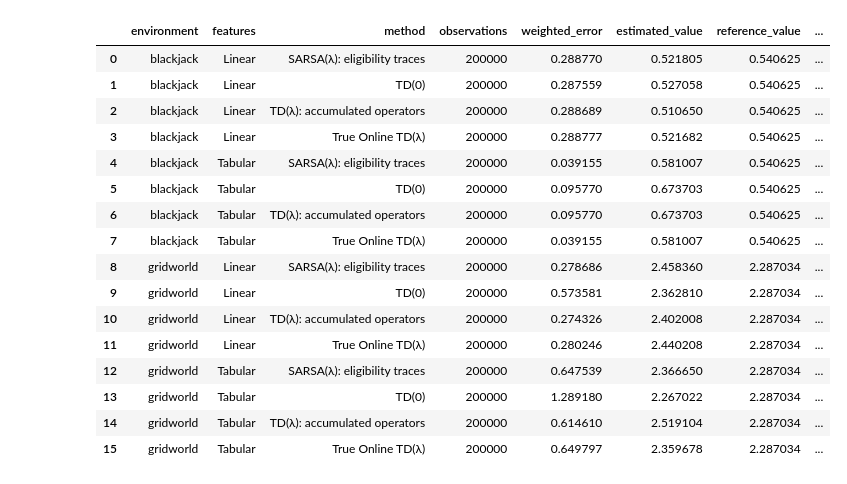
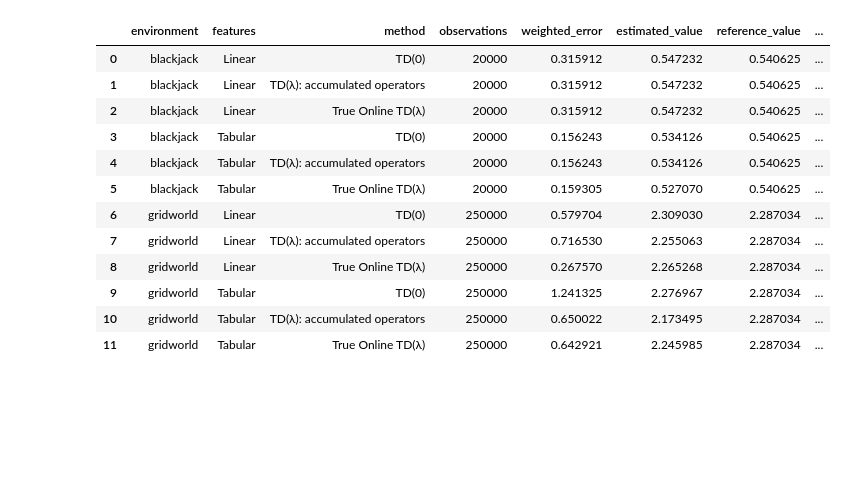
Before and after one commit to anjilab/IE-692-RL-Project, a Jupyter notebook: notebooks/td_evaluation.ipynb, the cells around one changed output. Drawn from its saved outputs; the diff is of its cells as text; code cells hidden in the pictures; blank space fills up the shorter version.

```diff
--- a/notebooks/td_evaluation.ipynb
+++ b/notebooks/td_evaluation.ipynb
@@ -362,6 +421,7 @@ all_results = {}
 all_value_results = {}
 
 for name in ENVIRONMENTS:
+    n_steps = N_STEPS_BY_ENV[name]
     env = Blackjack() if name == "blackjack" else GridWorld()
     pi = np.full((env.n_states, env.n_actions), 1 / env.n_actions)
     Q_reference = reference_q(env, pi)
@@ -375,8 +435,8 @@ for name in ENVIRONMENTS:
     ]:
         Phi = feature_fn(env)
         for method_name, td_fn in methods.items():
-            value_history = np.empty(N_STEPS + 1, dtype=float)
-            kwargs = dict(env=env, pi=pi, features=Phi, n_steps=N_STEPS,
+            value_history = np.empty(n_steps + 1, dtype=float)
+            kwargs = dict(env=env, pi=pi, features=Phi, n_steps=n_steps,
                           eta=ETA, rng=np.random.default_rng(SEED),
                           record_every=RECORD_EVERY,
                           evaluation_state=s_0, value_history=value_history)
@@ -458,7 +514,7 @@ if RUN_TOMC:
             pi = np.full((env.n_states, env.n_actions), 1 / env.n_actions)
             s_0 = env.encode(8, 3) if name == "blackjack" else env.start
             result = run_tomc_with_history(
-                env, pi, reference_q(env, pi), s_0, N_STEPS, seed,
+                env, pi, reference_q(env, pi), s_0, N_STEPS_BY_ENV[name], seed,
                 bias=TOMC_BIAS, record_every=RECORD_EVERY,
             )
             tomc_results[comparison][name] = result
@@ -493,4 +549,8 @@ for name, data in all_results.items():
             all_value_results[name][all_value_results[name].features == feature_name],
             name, feature_name, tomc_result=tomc_results["original"].get(name),
         )
+    plot_feature_comparison(
+        data, all_value_results[name], name,
+        tomc_result=tomc_results["original"].get(name),
+    )
 # %% [output]
@@ -520,12 +584,13 @@ from itertools import product
 
 eta_grid = [0.01, 0.05, 0.1]
 lam_grid = [0.0, 0.5, 0.9]
-tuning_steps = max(1, N_STEPS // 10)
+tuning_steps_by_env = {name: max(1, steps // 10) for name, steps in N_STEPS_BY_ENV.items()}
 
 features = {"Tabular": tabular_features, "Linear": linear_features}
 
 tuning_rows = []
 for name in ENVIRONMENTS:
+    tuning_steps = tuning_steps_by_env[name]
     env = Blackjack() if name == "blackjack" else GridWorld()
     pi = np.full((env.n_states, env.n_actions), 1 / env.n_actions)
     Q_ref = reference_q(env, pi)
@@ -562,8 +627,12 @@ if not np.isfinite(selected_parameters.weighted_error).all():
     raise RuntimeError("Some configurations have no finite tuning result")
 
 print(f"Grid search: {len(tuning_results)} candidates, "
-      f"{tuning_steps:,} observations each, "
       f"{tuning_results.observations.sum():,} observations total")
+display(tuning_results.groupby("environment").agg(
+    candidates=("observations", "size"),
+    observations_per_candidate=("observations", "first"),
+    total_observations=("observations", "sum"),
+))
 display(selected_parameters)
 tuning_results.to_csv(output / "td_grid_search.csv", index=False)
 selected_parameters.to_csv(output / "td_selected_parameters.csv", index=False)
@@ -589,17 +658,20 @@ Grid search: 120 candidates, 20,000 observations each, 2,400,000 observations to
 # %%
+selected_parameters = selected_parameters[selected_parameters.method.isin(methods)].reset_index(drop=True)
+
 tuned_rows = []
 full_rows = []
 tuned_value_frames = []
 
 for chosen in selected_parameters.itertuples(index=False):
+    n_steps = N_STEPS_BY_ENV[chosen.environment]
     env = Blackjack() if chosen.environment == "blackjack" else GridWorld()
     pi = np.full((env.n_states, env.n_actions), 1 / env.n_actions)
     Phi = features[chosen.features](env)
     Q_ref = reference_q(env, pi)
     s_0 = env.encode(8, 3) if chosen.environment == "blackjack" else env.start
 
-    value_history = np.empty(N_STEPS + 1, dtype=float)
-    args = dict(env=env, pi=pi, features=Phi, n_steps=N_STEPS,
+    value_history = np.empty(n_steps + 1, dtype=float)
+    args = dict(env=env, pi=pi, features=Phi, n_steps=n_steps,
                 eta=chosen.eta, rng=np.random.default_rng(SEED + 1),
                 record_every=RECORD_EVERY,
                 evaluation_state=s_0, value_history=value_history)
@@ -661,20 +729,16 @@ gridworld | Tabular | True Online TD(λ): eta=0.1, lambda=0.9, observations=200,
 |  | environment | features | method | observations | weighted_error | estimated_value | reference_value | ... |
-| 0 | blackjack | Linear | SARSA(λ): eligibility traces | 200000 | 0.288770 | 0.521805 | 0.540625 | ... |
-| 1 | blackjack | Linear | TD(0) | 200000 | 0.287559 | 0.527058 | 0.540625 | ... |
-| 2 | blackjack | Linear | TD(λ): accumulated operators | 200000 | 0.288689 | 0.510650 | 0.540625 | ... |
-| 3 | blackjack | Linear | True Online TD(λ) | 200000 | 0.288777 | 0.521682 | 0.540625 | ... |
-| 4 | blackjack | Tabular | SARSA(λ): eligibility traces | 200000 | 0.039155 | 0.581007 | 0.540625 | ... |
-| 5 | blackjack | Tabular | TD(0) | 200000 | 0.095770 | 0.673703 | 0.540625 | ... |
-| 6 | blackjack | Tabular | TD(λ): accumulated operators | 200000 | 0.095770 | 0.673703 | 0.540625 | ... |
-| 7 | blackjack | Tabular | True Online TD(λ) | 200000 | 0.039155 | 0.581007 | 0.540625 | ... |
-| 8 | gridworld | Linear | SARSA(λ): eligibility traces | 200000 | 0.278686 | 2.458360 | 2.287034 | ... |
-| 9 | gridworld | Linear | TD(0) | 200000 | 0.573581 | 2.362810 | 2.287034 | ... |
-| 10 | gridworld | Linear | TD(λ): accumulated operators | 200000 | 0.274326 | 2.402008 | 2.287034 | ... |
-| 11 | gridworld | Linear | True Online TD(λ) | 200000 | 0.280246 | 2.440208 | 2.287034 | ... |
-| 12 | gridworld | Tabular | SARSA(λ): eligibility traces | 200000 | 0.647539 | 2.366650 | 2.287034 | ... |
-| 13 | gridworld | Tabular | TD(0) | 200000 | 1.289180 | 2.267022 | 2.287034 | ... |
-| 14 | gridworld | Tabular | TD(λ): accumulated operators | 200000 | 0.614610 | 2.519104 | 2.287034 | ... |
-| 15 | gridworld | Tabular | True Online TD(λ) | 200000 | 0.649797 | 2.359678 | 2.287034 | ... |
+| 0 | blackjack | Linear | TD(0) | 20000 | 0.315912 | 0.547232 | 0.540625 | ... |
+| 1 | blackjack | Linear | TD(λ): accumulated operators | 20000 | 0.315912 | 0.547232 | 0.540625 | ... |
+| 2 | blackjack | Linear | True Online TD(λ) | 20000 | 0.315912 | 0.547232 | 0.540625 | ... |
+| 3 | blackjack | Tabular | TD(0) | 20000 | 0.156243 | 0.534126 | 0.540625 | ... |
+| 4 | blackjack | Tabular | TD(λ): accumulated operators | 20000 | 0.156243 | 0.534126 | 0.540625 | ... |
+| 5 | blackjack | Tabular | True Online TD(λ) | 20000 | 0.159305 | 0.527070 | 0.540625 | ... |
+| 6 | gridworld | Linear | TD(0) | 250000 | 0.579704 | 2.309030 | 2.287034 | ... |
+| 7 | gridworld | Linear | TD(λ): accumulated operators | 250000 | 0.716530 | 2.255063 | 2.287034 | ... |
+| 8 | gridworld | Linear | True Online TD(λ) | 250000 | 0.267570 | 2.265268 | 2.287034 | ... |
+| 9 | gridworld | Tabular | TD(0) | 250000 | 1.241325 | 2.276967 | 2.287034 | ... |
+| 10 | gridworld | Tabular | TD(λ): accumulated operators | 250000 | 0.650022 | 2.173495 | 2.287034 | ... |
+| 11 | gridworld | Tabular | True Online TD(λ) | 250000 | 0.642921 | 2.245985 | 2.287034 | ... |
 # %%
 for (name, feature_name), data in tuned_results.groupby(["environment", "features"], sort=False):
     values = tuned_value_results[
```
Also changed, not shown: parts of 20 cells of this notebook, 30 other files.
